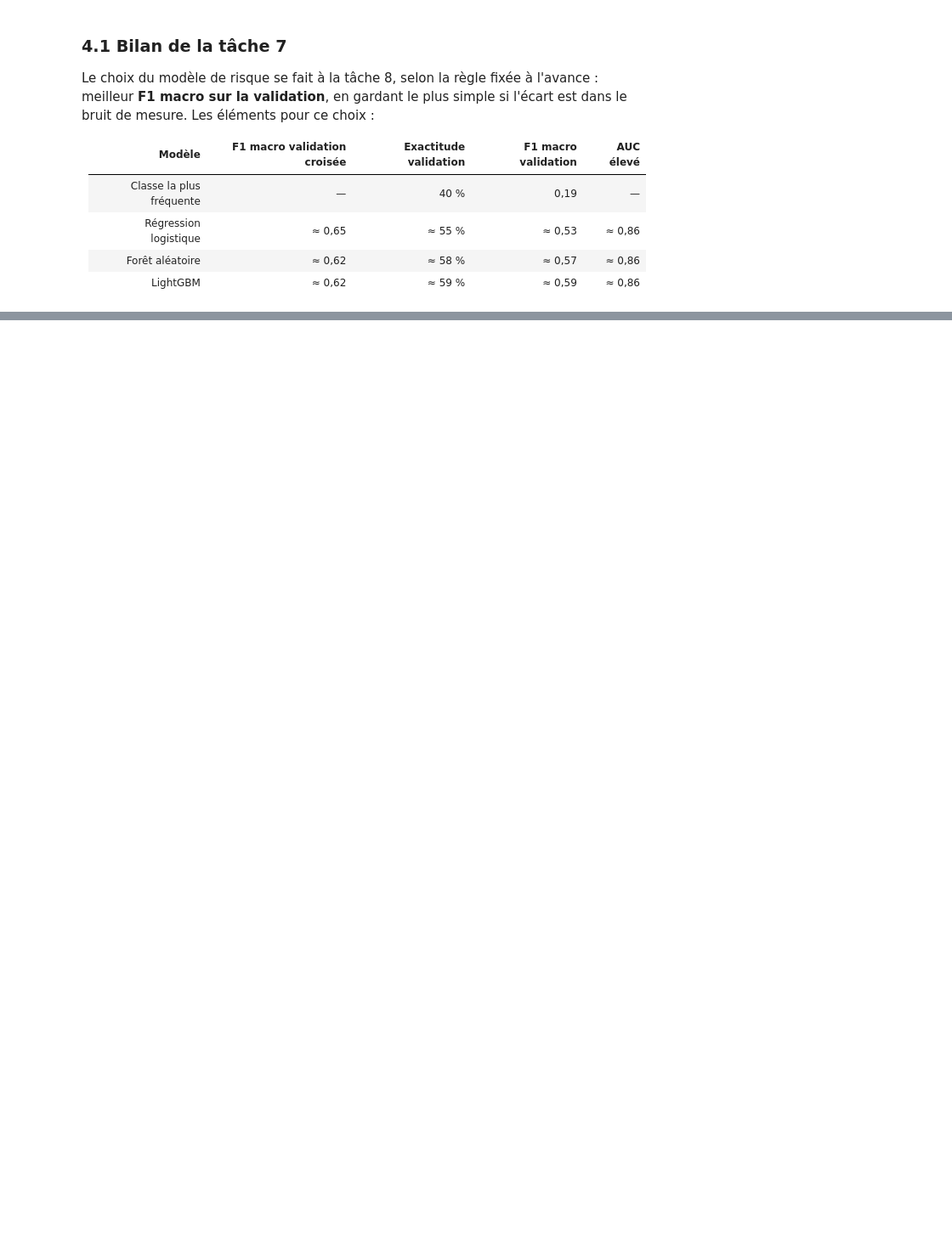
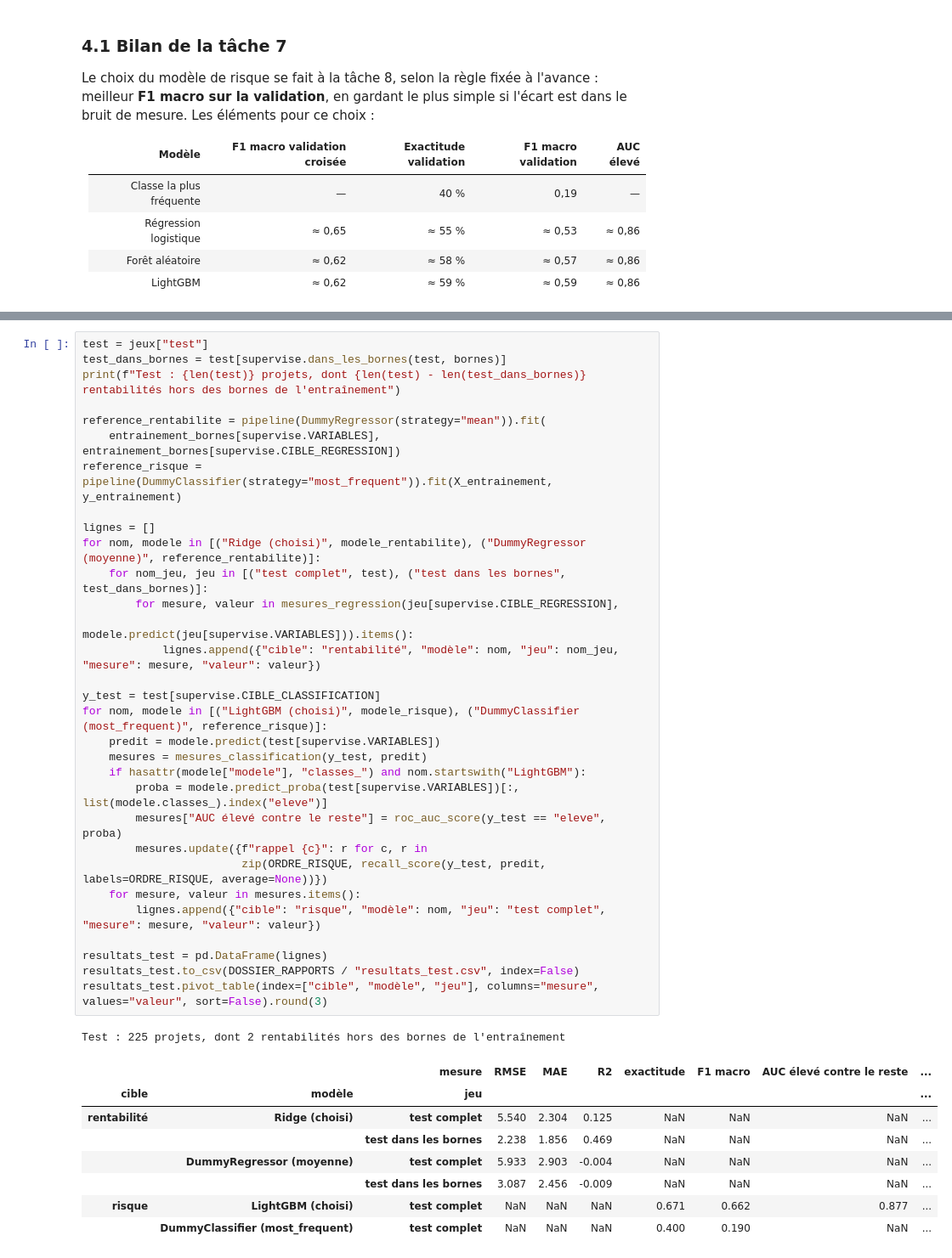
Before and after one commit to IlyasBBB/ia-agentique-investissement, a Jupyter notebook: notebooks/role1/02_modeles.ipynb, the cells around one changed output, grey strips where cells are left out. Shown at 85% size. Cells and saved outputs as stored; diff of their text form; blank space fills up the shorter version.

```diff
--- a/notebooks/role1/02_modeles.ipynb
+++ b/notebooks/role1/02_modeles.ipynb
@@ -605,0 +693,41 @@ Le choix du modèle de risque se fait à la tâche 8, selon la règle fixée à
+# %%
+test = jeux["test"]
+test_dans_bornes = test[supervise.dans_les_bornes(test, bornes)]
+print(f"Test : {len(test)} projets, dont {len(test) - len(test_dans_bornes)} rentabilités hors des bornes de l'entraînement")
+
+reference_rentabilite = pipeline(DummyRegressor(strategy="mean")).fit(
+    entrainement_bornes[supervise.VARIABLES], entrainement_bornes[supervise.CIBLE_REGRESSION])
+reference_risque = pipeline(DummyClassifier(strategy="most_frequent")).fit(X_entrainement, y_entrainement)
+
+lignes = []
+for nom, modele in [("Ridge (choisi)", modele_rentabilite), ("DummyRegressor (moyenne)", reference_rentabilite)]:
+    for nom_jeu, jeu in [("test complet", test), ("test dans les bornes", test_dans_bornes)]:
+        for mesure, valeur in mesures_regression(jeu[supervise.CIBLE_REGRESSION],
+                                                 modele.predict(jeu[supervise.VARIABLES])).items():
+            lignes.append({"cible": "rentabilité", "modèle": nom, "jeu": nom_jeu, "mesure": mesure, "valeur": valeur})
+
+y_test = test[supervise.CIBLE_CLASSIFICATION]
+for nom, modele in [("LightGBM (choisi)", modele_risque), ("DummyClassifier (most_frequent)", reference_risque)]:
+    predit = modele.predict(test[supervise.VARIABLES])
+    mesures = mesures_classification(y_test, predit)
+    if hasattr(modele["modele"], "classes_") and nom.startswith("LightGBM"):
+        proba = modele.predict_proba(test[supervise.VARIABLES])[:, list(modele.classes_).index("eleve")]
+        mesures["AUC élevé contre le reste"] = roc_auc_score(y_test == "eleve", proba)
+        mesures.update({f"rappel {c}": r for c, r in
+                        zip(ORDRE_RISQUE, recall_score(y_test, predit, labels=ORDRE_RISQUE, average=None))})
+    for mesure, valeur in mesures.items():
+        lignes.append({"cible": "risque", "modèle": nom, "jeu": "test complet", "mesure": mesure, "valeur": valeur})
+
+resultats_test = pd.DataFrame(lignes)
+resultats_test.to_csv(DOSSIER_RAPPORTS / "resultats_test.csv", index=False)
+resultats_test.pivot_table(index=["cible", "modèle", "jeu"], columns="mesure", values="valeur", sort=False).round(3)
+# %% [output]
+Test : 225 projets, dont 2 rentabilités hors des bornes de l'entraînement
+|  |  | mesure | RMSE | MAE | R2 | exactitude | F1 macro | AUC élevé contre le reste | ... |
+| cible | modèle | jeu |  |  |  |  |  |  | ... |
+| rentabilité | Ridge (choisi) | test complet | 5.540 | 2.304 | 0.125 | NaN | NaN | NaN | ... |
+|  |  | test dans les bornes | 2.238 | 1.856 | 0.469 | NaN | NaN | NaN | ... |
+|  | DummyRegressor (moyenne) | test complet | 5.933 | 2.903 | -0.004 | NaN | NaN | NaN | ... |
+|  |  | test dans les bornes | 3.087 | 2.456 | -0.009 | NaN | NaN | NaN | ... |
+| risque | LightGBM (choisi) | test complet | NaN | NaN | NaN | 0.671 | 0.662 | 0.877 | ... |
+|  | DummyClassifier (most_frequent) | test complet | NaN | NaN | NaN | 0.400 | 0.190 | NaN | ... |
```
Also changed, not shown: parts of 11 cells of this notebook, 6 other files.
